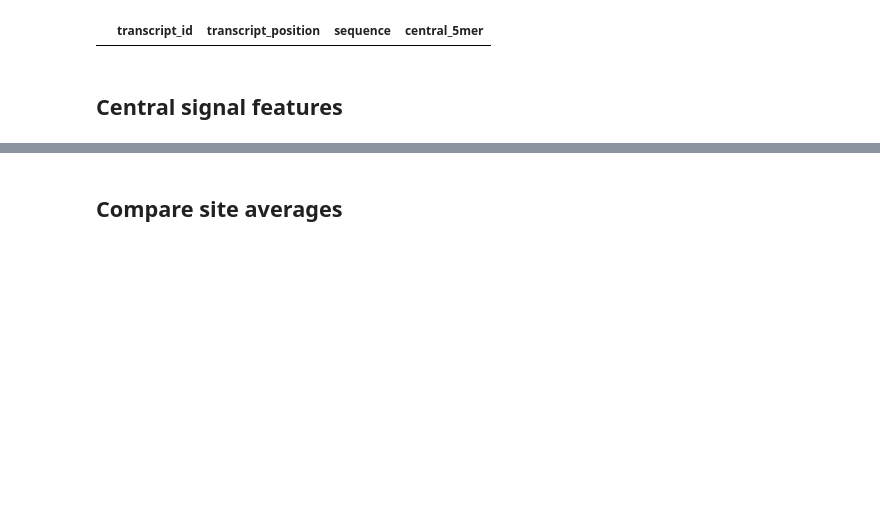
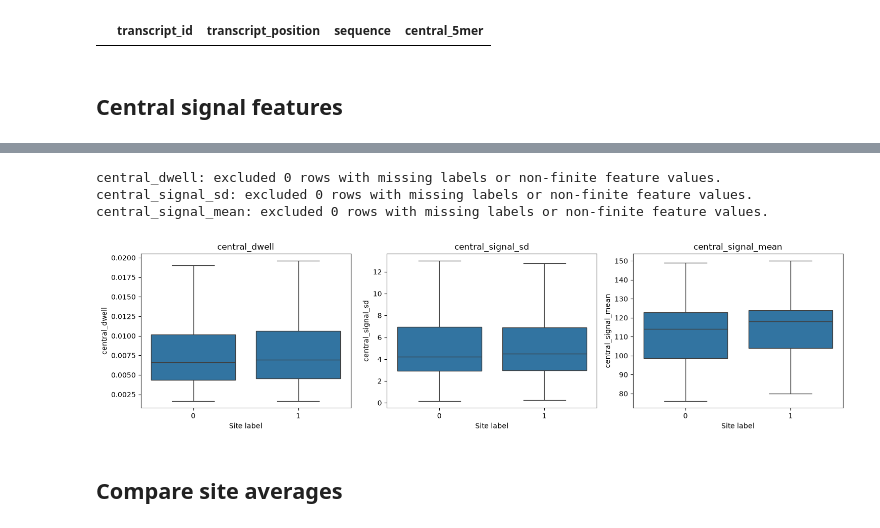
Before and after one commit to maooos/DSA4262-Genomies, a Jupyter notebook: notebooks/indiv_data_eda/eda1.ipynb, the cells around one changed output, grey strips where cells are left out. Drawn from its saved outputs; the diff is of its cells as text; code cells hidden in the pictures; blank space fills up the shorter version.

```diff
--- a/notebooks/eda1.ipynb
+++ b/notebooks/indiv_data_eda/eda1.ipynb
@@ -486,26 +520,57 @@ Sites outside the expected DRACH motif: 0
 # %%
-central_features = [
-    "central_dwell",
-    "central_signal_sd",
-    "central_signal_mean",
-]
+labels = pd.to_numeric(labelled_reads["label"], errors="raise")
+
+unexpected = labels.notna() & ~labels.isin([0, 1])
 
 fig, axes = plt.subplots(1, 3, figsize=(15, 4))
 
 for ax, feature in zip(axes, central_features):
+    values = pd.to_numeric(
+        labelled_reads[feature],
+        errors="raise",
+    )
+
+    valid = labels.notna() & values.notna() & np.isfinite(values)
+
+    plot_data = pd.DataFrame({
+        "Site label": labels.loc[valid].astype(int).astype(str),
+        "Value": values.loc[valid],
+    })
+
+    order = [
+        label for label in ["0", "1"]
+        if plot_data["Site label"].eq(label).any()
+    ]
+
+    print(
+        f"{feature}: excluded {(~valid).sum():,} rows "
+        "with missing labels or non-finite feature values."
+    )
+
+    if not order:
+        ax.set_title(f"{feature}: no valid observations")
+        ax.axis("off")
+        continue
+
     sns.boxplot(
-        data=labelled_reads,
-        x="label",
-        y=feature,
-        order=[0, 1],
+        data=plot_data,
+        x="Site label",
+        y="Value",
+        order=order,
         showfliers=False,
         ax=ax,
     )
+
     ax.set_title(feature)
-    ax.set_xlabel("Site label")
+    ax.set_ylabel(feature)
 
 plt.tight_layout()
 plt.show()
+# %% [output]
+central_dwell: excluded 0 rows with missing labels or non-finite feature values.
+central_signal_sd: excluded 0 rows with missing labels or non-finite feature values.
+central_signal_mean: excluded 0 rows with missing labels or non-finite feature values.
+[figure, added]
 # %% [markdown]
 ## Compare site averages
 # %%
```
Also changed, not shown: parts of 5 cells of this notebook, 7 other files.
